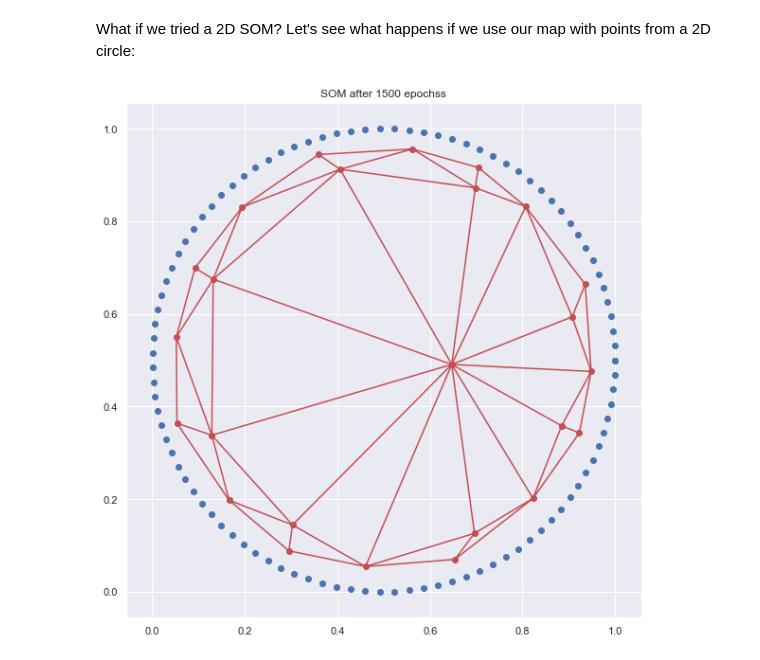
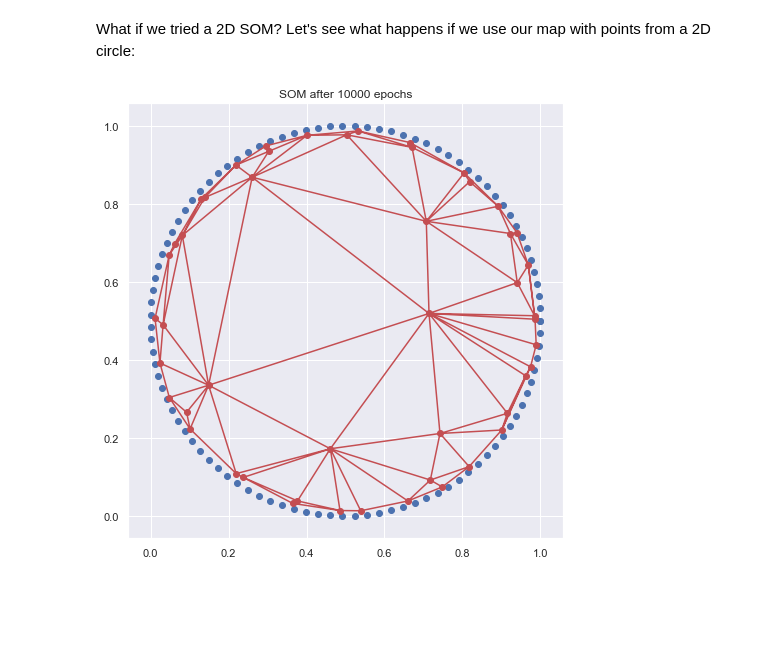
Before and after one commit to AMSUFV/SOM, a Jupyter notebook: SOM.ipynb, the cells around one changed output. Drawn from its saved outputs; the diff is of its cells as text; code cells hidden in the pictures; blank space fills up the shorter version.

```diff
--- a/SOM.ipynb
+++ b/SOM.ipynb
@@ -21,13 +21,13 @@ colors = (colors - colors.min()) / (colors.max() - colors.min())
 # %% [markdown]
 Now we'll specify our SOM's shape; the ammount of connections its neurons will have depends on our training data. In this case, for RGB colors, every neuron will have 3 connections with the input, which results in 3 weights per neuron.
 # %%
-map_side = 30
+map_side = 15
 _, connections = colors.shape
 weight_matrix = np.random.random((map_side, map_side, connections))
 # %% [markdown]
 And its training parameters:
 # %%
-epochs = 50000
+epochs = 10000
 learning_rate = 0.2
 neighborhood = map_side / 2
 # %% [markdown]
@@ -114,8 +99,6 @@ def show_map(w_matrix, i):
     plt.show()
 # %% [markdown]
 ### Training
-# %%
-epochs = 5
 # %%
 for epoch in range(epochs):
     # We take a sample from the dataset
@@ -160,28 +143,18 @@ class SOM:
         self.weight_matrix = np.random.random((map_side, map_side, input_dim))
         self.learning_rate = 0.3
         self.neighborhood = 5
-        if input_dim == 3:
-            self.show_map = self._show_3dmap
-        else:
-            self.show_map = self._show_2dmap
 
     # Although you can already specify the shape when first creating the SOM, it's not a bad idea
     # to add a method that'll let us change its shape in the future
     def set_shape(self, side, connections):
         self.weight_matrix = np.random.random((side, side, connections))
 
-
-    def set_show_map(self, mode='2D'):
-        if mode == '2D':
-            self.show_map = self._show_2dmap
-        elif mode == '3D':
-            self.show_map = self._show_3dmap
-        else:
-            print('draw function not supported')
+    def show_map(func, *args):
+        func(args)
 
     def _show_3dmap(self, i=None):
         clear_output(wait=True)
-        plt.figure(figsize=(10, 10))
+        plt.figure(figsize=(8, 8))
 
         plt.imshow(self.weight_matrix)
         plt.axis('off')
@@ -191,7 +164,7 @@ class SOM:
 
     def _show_2dmap(self, data, i=None):
         clear_output(wait=True)
-        plt.figure(figsize=(10, 10))
+        plt.figure(figsize=(8, 8))
 
         plt.scatter(data[:, 0], data[:, 1])
 
@@ -200,7 +173,7 @@ class SOM:
 
         plt.gca().set_aspect('equal')
         if i is not None:
-            plt.title(f'SOM after {i} epochss')
+            plt.title(f'SOM after {i} epochs')
         plt.show()
 
     def _find_bmu(self, input_pattern):
@@ -222,8 +195,10 @@ class SOM:
     def lr_decay(distance_to_bmu, current_neighborhood):
         return np.exp(-distance_to_bmu / (2 * (current_neighborhood**2)))
 
-    def train(self, dataset, epochs=1000, show_progress=True, interval=100):
-        dataset = (dataset - dataset.min()) / (dataset.max() - dataset.min())
+    def train(self, dataset, epochs=1000, show_progress=True, interval=100, normalize_inputs=True):
+        if normalize_inputs:
+            dataset = (dataset - dataset.min()) / (dataset.max() - dataset.min())
+
         idx_matrix = []
         for y in range(self.weight_matrix.shape[0]):
             row = []
@@ -247,11 +222,11 @@ class SOM:
                                                     * current_lr * (sample - self.weight_matrix[affected_neurons])
 
             if show_progress:
-                if (epoch + 1) % interval == 0:
+                if (epoch + 1) % interval == 0 or epoch == epochs-1:
                     if dataset.shape[-1] == 2:
-                        self.show_map(dataset, epoch + 1)
+                        self._show_2dmap(dataset, epoch + 1)
                     else:
-                        self.show_map(epoch + 1)
+                        self._show_3dmap(epoch + 1)
 # %% [markdown]
 #### 3D SOM
 # %%
@@ -270,9 +244,9 @@ What if we tried a 2D SOM? Let's see what happens if we use our map with points
 # %%
 theta = np.linspace(0, 2*np.pi, 100)
 a, b = np.cos(theta), np.sin(theta)
 dataset = np.array(list(zip(a, b)))
 
-som2d = SOM(map_side=5, input_dim=2, neighborhood=0.5, learning_rate=0.4)
-som2d.train(dataset, epochs=1500, interval=100)
+som2d = SOM(map_side=7, input_dim=2, neighborhood=0.5, learning_rate=0.4)
+som2d.train(dataset, epochs=10000, interval=2000)
 # %% [output]
-[figure, old version]
+[figure, new version]
```
Also changed, not shown: parts of 9 cells of this notebook, 1 other file.
